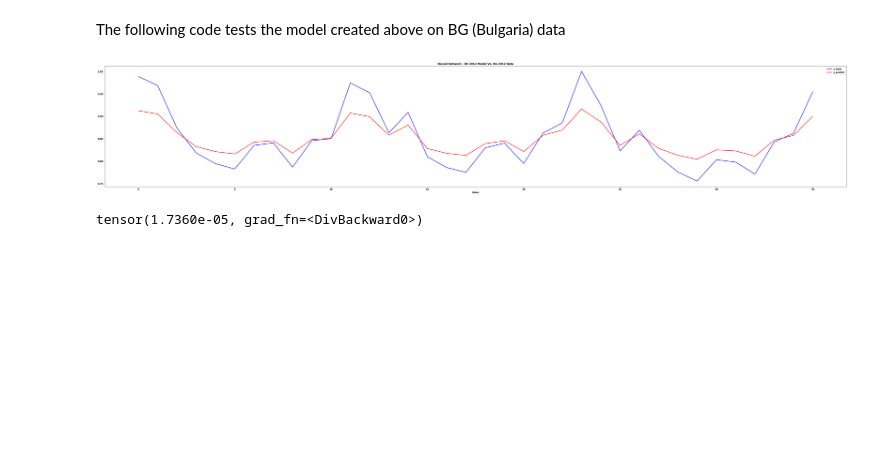
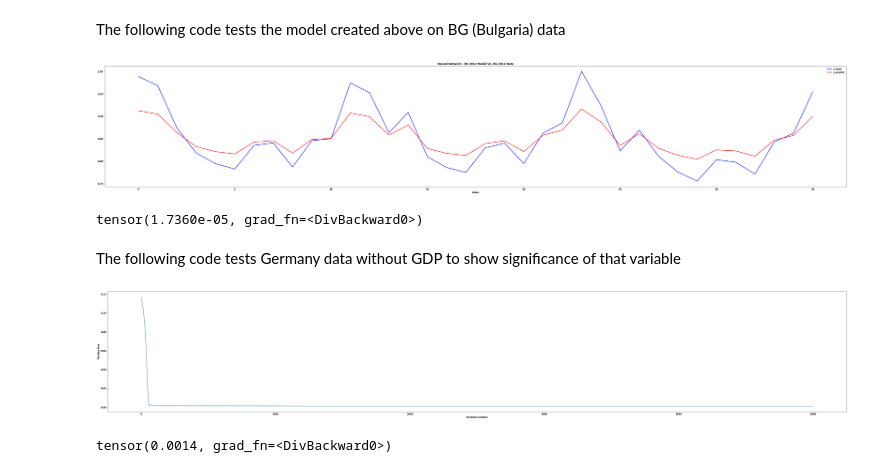
Before and after one commit to annaptasznik/EE555-FinalProject, a Jupyter notebook: Neural_Net_EE555_Final .ipynb, the cells around one changed output. Saved outputs shown, nothing was run; the diff lists cells and outputs as text; code cells hidden in the pictures; blank space fills up the shorter version.

Commit message:
Jon Day - Final Push - Neural Net 555 Final

```diff
--- a/Neural_Net_EE555_Final .ipynb
+++ b/Neural_Net_EE555_Final .ipynb
@@ -322,3 +322,5 @@ loss = nn.KLDivLoss(reduction='batchmean',  log_target=True)(Y_hat_train ,Y_trai
 print(loss)
 # %% [output]
 tensor(1.7360e-05, grad_fn=<DivBackward0>)
+# %% [markdown]
+The following code tests Germany data without GDP to show significance of that variable
@@ -324,0 +358,73 @@ tensor(1.7360e-05, grad_fn=<DivBackward0>)
+# %%
+n_pmu = X_train_torchDE.shape[1]
+
+# Neural network class:
+class fault_net(nn.Module):
+    def __init__(self,n_hidden): # Passing the parameter n_hidden to the __init__ function allows us to customize the width of the network
+        super(fault_net, self).__init__()
+        self.model = nn.Sequential(
+            nn.Linear(n_pmu,n_hidden),
+            nn.ReLU(),
+            nn.Linear(n_hidden,n_hidden),
+            nn.ReLU(),
+            nn.Linear(n_hidden,n_hidden),
+            nn.ReLU(),
+            nn.Linear(n_hidden,n_hidden),
+            nn.ReLU(),
+            nn.Linear(n_hidden,1),
+        )
+
+    def forward(self, x):
+        return torch.sigmoid(self.model(x)) # Sigmoid clamps the output between 0 and 1 for binary classification
+
+# Loss function
+loss_fn = nn.MSELoss()
+
+n_hidden = 34 # The width of each hidden layer in the network, represents CSV data length or amount of countries
+net = fault_net(n_hidden) # Create neural network of width n_hidden
+
+# Create an 'optimizer' object for training:
+learning_rate = 1e-3
+optimizer = torch.optim.Adam(net.parameters(), lr=learning_rate)
+
+loss_traj = []
+
+# Iterate through T = 5000 times for training
+T = 5000
+for t in range(T):
+    train_loop(net,loss_fn,optimizer,X_train_torchDE,Y_train_torchDE.unsqueeze(1))
+
+
+Y_hat_trainDE = net(X_train_torchDE) #Y DE training data prediction
+Y_hat_testDE = net(X_test_torchDE) ##Y DE test data prediction
+
+# The following code allows the tesnor of loss_traj to be plotted
+loss_traj2 = []
+for i in range(len(loss_traj)):
+    a = loss_traj[i].detach()
+    loss_traj2.append(a)
+plt.plot(loss_traj2)
+#plt.plot(loss_traj) does not work
+plt.xlabel('Iteration number')
+plt.ylabel('Training loss');
+
+#Extracting for plotting predition data of traning DE
+y_predDE = []
+for i in range(len(Y_hat_trainDE)):
+    a = Y_hat_trainDE[i].detach()
+    y_predDE.append(a)
+#Extracting for plotting predition data of testing DE
+y_testDE = []
+for i in range(len(Y_hat_testDE)):
+    #print(loss_traj[i])
+    a = Y_hat_testDE[i].detach()
+    y_testDE.append(a)
+# %% [output]
+[figure, added]
+# %%
+Y_hat_train = nn.functional.log_softmax(Y_hat_trainDE, dim=0)
+Y_train = nn.functional.log_softmax(Y_train_torchDE, dim=0)
+loss = nn.KLDivLoss(reduction='batchmean',  log_target=True)(Y_hat_train ,Y_train)
+print(loss)
+# %% [output]
+tensor(0.0014, grad_fn=<DivBackward0>)
```
Also changed, not shown: parts of 3 cells of this notebook.
